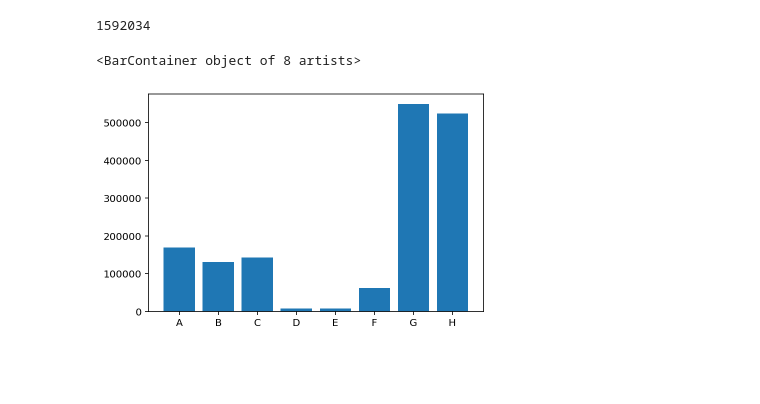
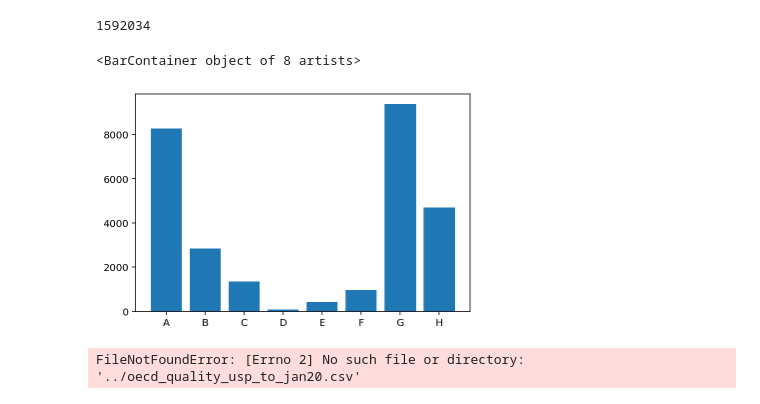
Before and after one commit to gregbellan/MODS208, a Jupyter notebook: Data_description_patents.ipynb, the cells around one changed output. Cells and saved outputs as stored; diff of their text form; code cells hidden in the pictures; blank space fills up the shorter version.

```diff
--- a/Data_description_patents.ipynb
+++ b/Data_description_patents.ipynb
@@ -162,7 +148,11 @@ np.sum(repartition_total)
 # %% [output]
 1592034
 # %%
-plt.bar(ipc_class,repartition_total)
+plt.bar(ipc_class,repartition_marked)
 # %% [output]
 <BarContainer object of 8 artists>
-[figure, old version]
+[figure, new version]
+# %%
+pd.read_csv('../oecd_quality_usp_to_jan20.csv')
+# %% [output]
+FileNotFoundError: [Errno 2] No such file or directory: '../oecd_quality_usp_to_jan20.csv'
```
Also changed, not shown: parts of 3 cells of this notebook, 1 other file.
